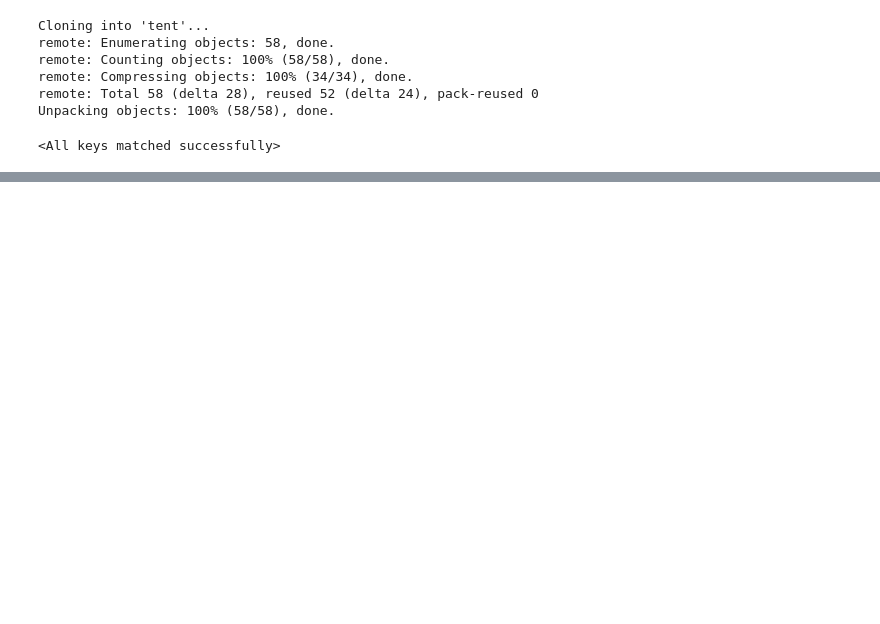
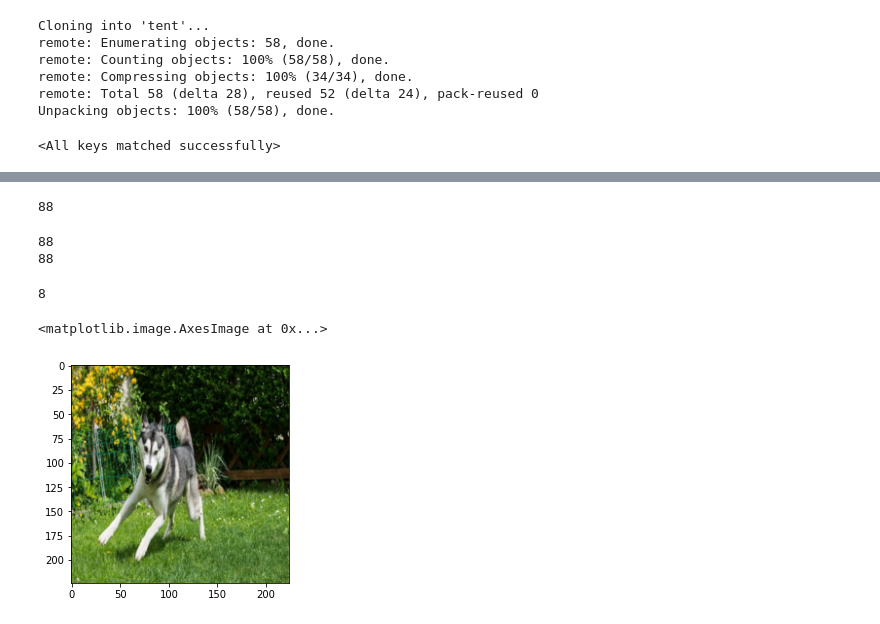
Before and after one commit to hsiangwei0903/Fine-Grained-Object-Recognition, a Jupyter notebook: TrainingAndTent.ipynb, the cells around one changed output, grey strips where cells are left out. Saved outputs shown, nothing was run; the diff lists cells and outputs as text; code cells hidden in the pictures; blank space fills up the shorter version.

```diff
--- a/TrainingAndTent.ipynb
+++ b/TrainingAndTent.ipynb
@@ -650,0 +775,2 @@ outs :  tensor([[-3.8179, -6.3142, -4.7916,  ..., -5.2096, -4.6198, -7.6733],
+# %%
+google_dataset = ImageFolder('./Images/test_google')
@@ -650,0 +790,21 @@ outs :  tensor([[-3.8179, -6.3142, -4.7916,  ..., -5.2096, -4.6198, -7.6733],
+# %%
+len(google_dataset)
+# %% [output]
+88
+# %%
+googles_dataset = DogBreedDataset(google_dataset, test_transform)
+corrupt_googles_dataset = DogBreedDataset(google_dataset, corrupt_transform)
+
+print(len(googles_dataset))
+print(len(corrupt_googles_dataset))
+# %% [output]
+88
+88
+# %%
+img, label = googles_dataset[70]
+print(label)
+plt.imshow(img.permute(1,2,0))
+# %% [output]
+8
+<matplotlib.image.AxesImage at 0x...>
+[figure, added]
```
Also changed, not shown: parts of 36 cells of this notebook.
